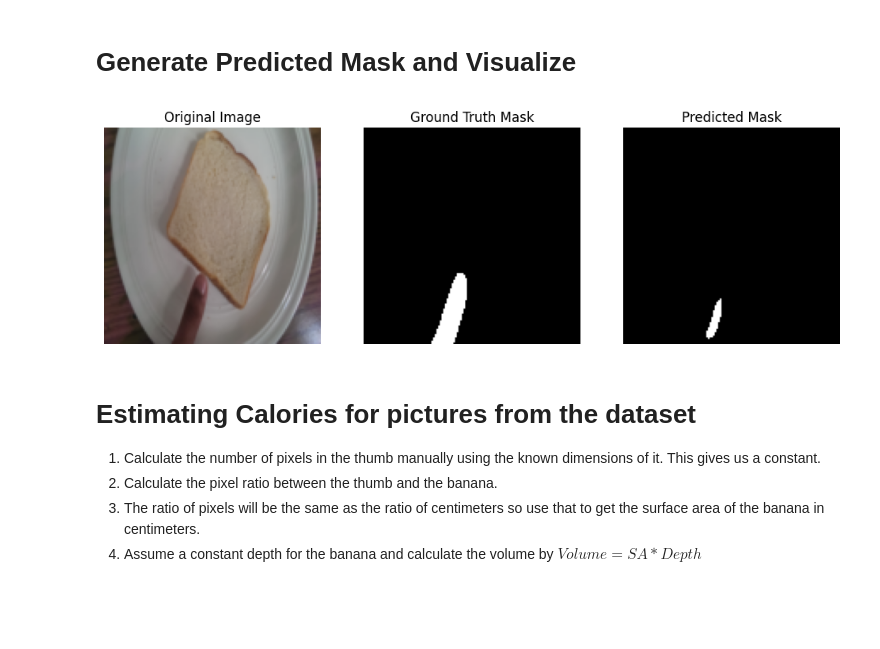
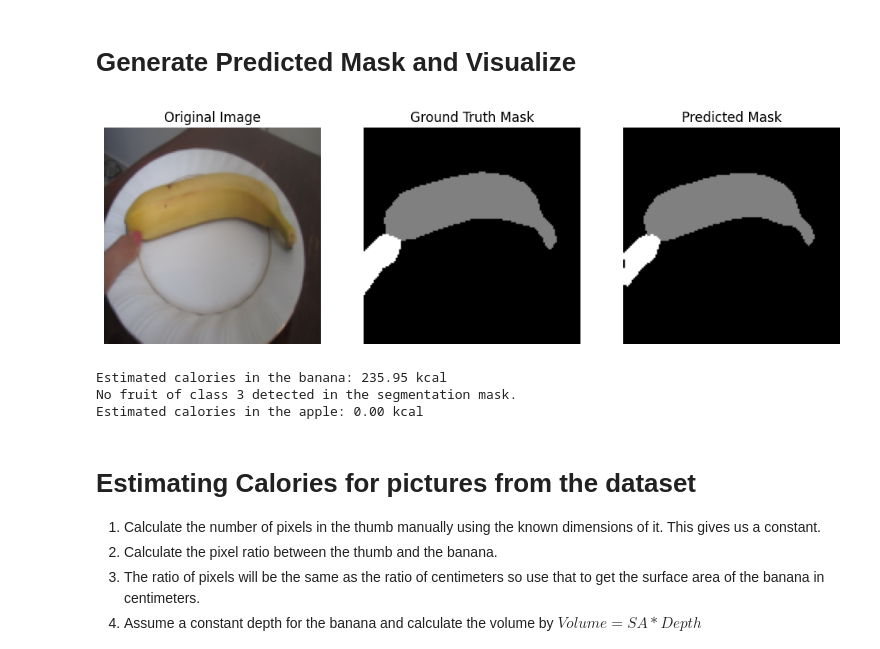
Before and after one commit to AkashPrasad2/Calorie-Estimation-Computer-Vision-Project, a Jupyter notebook: current.ipynb, the cells around one changed output. Cells and saved outputs as stored; diff of their text form; code cells hidden in the pictures; blank space fills up the shorter version.

```diff
--- a/current.ipynb
+++ b/current.ipynb
@@ -357,35 +458,51 @@ def visualize_predictions(image, true_mask, predicted_mask):
     plt.figure(figsize=(12, 4))
 
     plt.subplot(1, 3, 1)
     plt.imshow(image)
     plt.title("Original Image")
     plt.axis("off")
 
     plt.subplot(1, 3, 2)
     plt.imshow(true_mask, cmap="gray")
     plt.title("Ground Truth Mask")
     plt.axis("off")
 
     plt.subplot(1, 3, 3)
     plt.imshow(predicted_mask, cmap="gray")
     plt.title("Predicted Mask")
     plt.axis("off")
 
     plt.show()
 
 # Example usage
 device = torch.device("cuda" if torch.cuda.is_available() else "cpu")
 
 # Specify the index of the image you want to visualize
-index = 88  # Change this to visualize a different sample
+index = 86 # Change this to visualize a different sample
 
 # Generate the predicted mask for the specified index
 predicted_mask, image, true_mask = generate_predicted_mask(model, dataset, device, index)
 
 # Visualize the input image, ground truth mask, and predicted mask
 visualize_predictions(image, true_mask, predicted_mask)
+
+# Calculate and display calories
+banana_calories = calculate_calories(
+    predicted_mask, thumb_class, banana_class,
+    banana_density, banana_cal_per_gram, banana_assumed_depth
+)
+print(f"Estimated calories in the banana: {banana_calories:.2f} kcal")
+
+apple_calories = calculate_calories(
+    predicted_mask, thumb_class, apple_class,
+    apple_density, apple_cal_per_gram, apple_assumed_depth
+)
+print(f"Estimated calories in the apple: {apple_calories:.2f} kcal")
 # %% [output]
-[figure, old version]
+[figure, new version]
+Estimated calories in the banana: 235.95 kcal
+No fruit of class 3 detected in the segmentation mask.
+Estimated calories in the apple: 0.00 kcal
 # %% [markdown]
 # Estimating Calories for pictures from the dataset
 1. Calculate the number of pixels in the thumb manually using the known dimensions of it. This gives us a constant.
```
Also changed, not shown: parts of 9 cells of this notebook.
